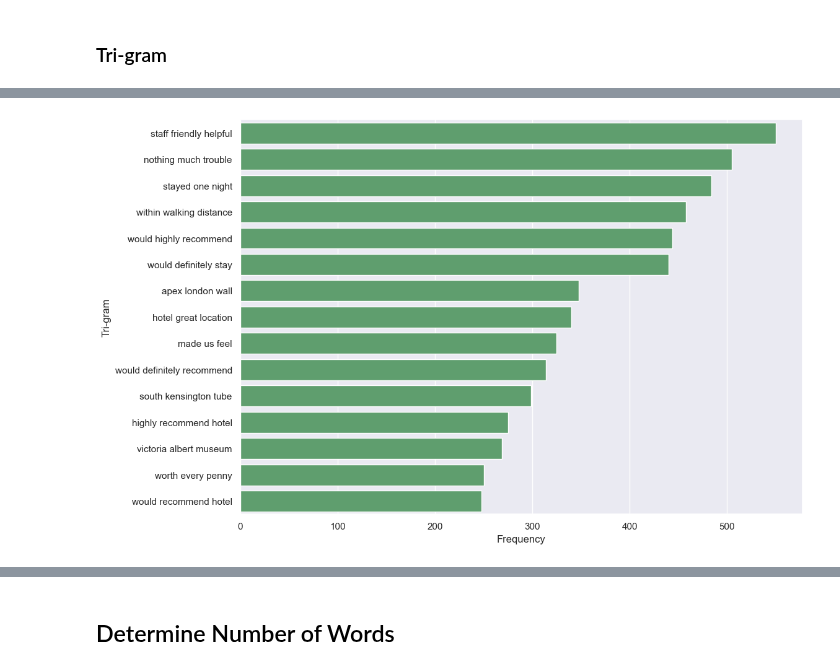
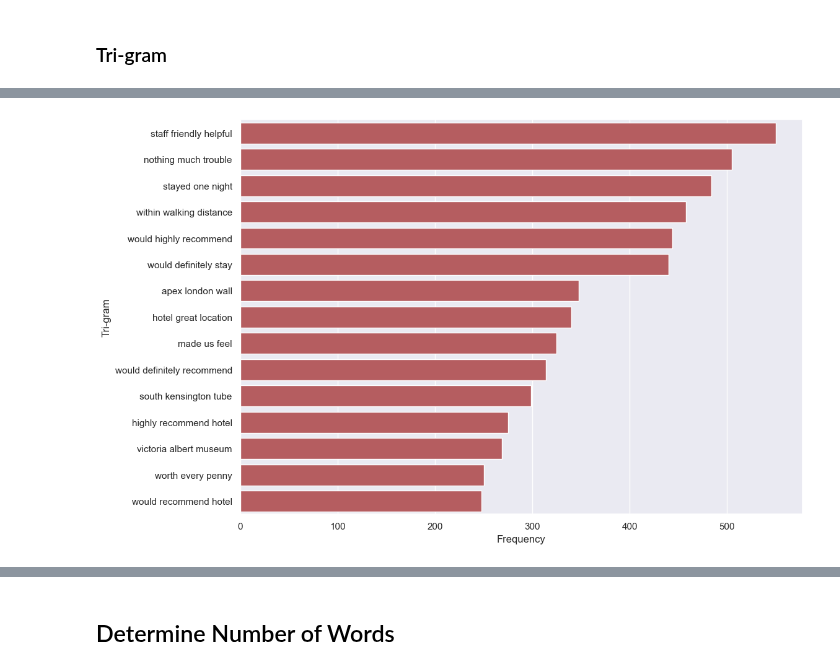
Before and after one commit to Shahmaan/Examensarbete_DS21, a Jupyter notebook: rnn_sentiment_analysis.ipynb, the cells around one changed output, grey strips where cells are left out. Drawn from its saved outputs; the diff is of its cells as text; code cells hidden in the pictures.

```diff
--- a/rnn_sentiment_analysis.ipynb
+++ b/rnn_sentiment_analysis.ipynb
@@ -396,9 +399,9 @@ The 10 most frequent tri-grams in the corpus are:
 # %%
 sns.set(style="whitegrid")
 sns.set(rc={'figure.figsize':(11.7,8.27)})
-ax = sns.barplot(x=[val[1] for val in top_trigrams], y=[f"{val[0][0]} {val[0][1]} {val[0][2]}" for val in top_trigrams], color='g')
+ax = sns.barplot(x=[val[1] for val in top_trigrams], y=[f"{val[0][0]} {val[0][1]} {val[0][2]}" for val in top_trigrams], color='r')
 ax.set_xlabel('Frequency')
 ax.set_ylabel('Tri-gram')
 plt.show()
 # %% [output]
-[figure, old version]
+[figure, new version]
```
Also changed, not shown: parts of 41 cells of this notebook, 6 other files.
